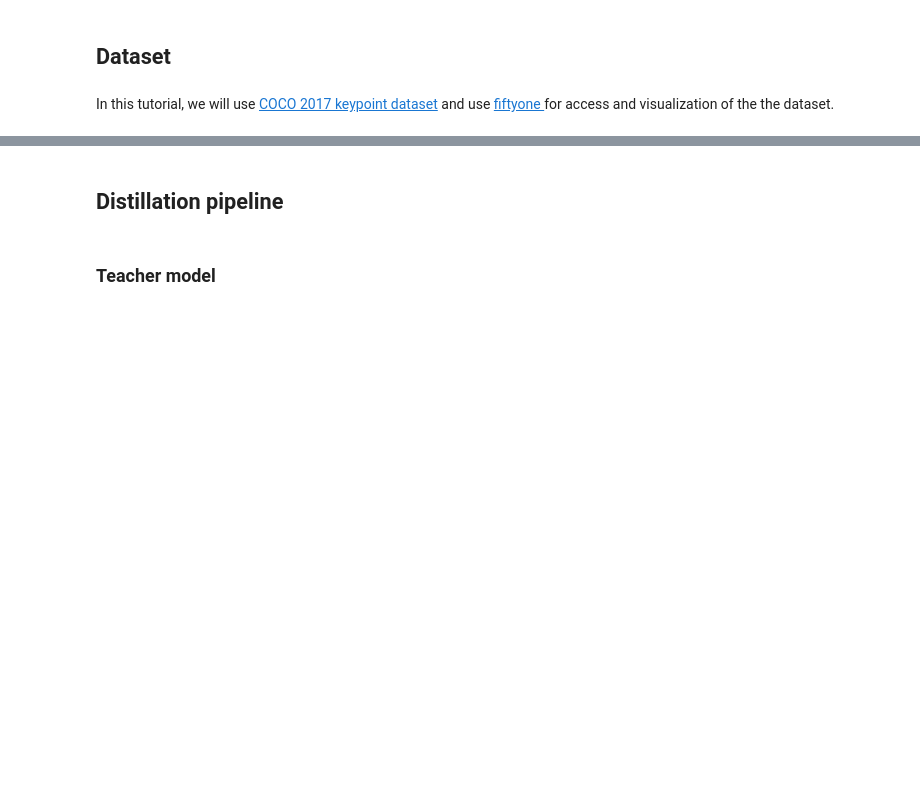
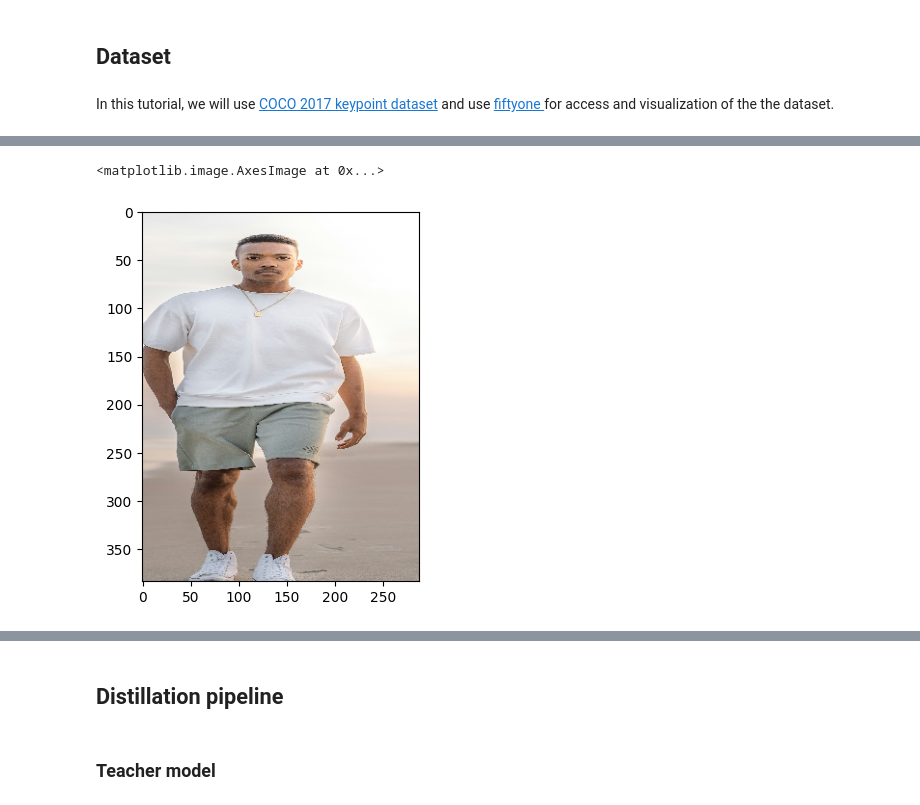
Before and after one commit to mwangi-clinton/2d-human-pose-estimation-using-kd, a Jupyter notebook: knowledge-distillation-hpe.ipynb, the cells around one changed output, grey strips where cells are left out. Cells and saved outputs as stored; diff of their text form; code cells hidden in the pictures; blank space fills up the shorter version.

```diff
--- a/knowledge-distillation-hpe.ipynb
+++ b/knowledge-distillation-hpe.ipynb
@@ -65,0 +178,9 @@ session.url
+# %%
+bbox = [1500, 1500, 1200, 3300]
+target_type = (288, 384)
+
+imgt, keyos = process_image_and_keypoints(ig_n, key, bbox, target_type)
+plt.imshow(imgt)
+# %% [output]
+<matplotlib.image.AxesImage at 0x...>
+[figure, added]
```
Also changed, not shown: parts of 39 cells of this notebook, 1 other file.
